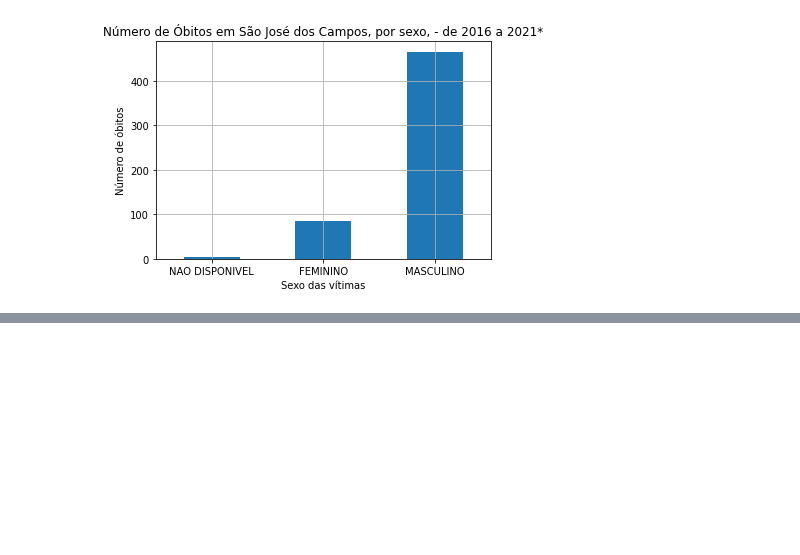
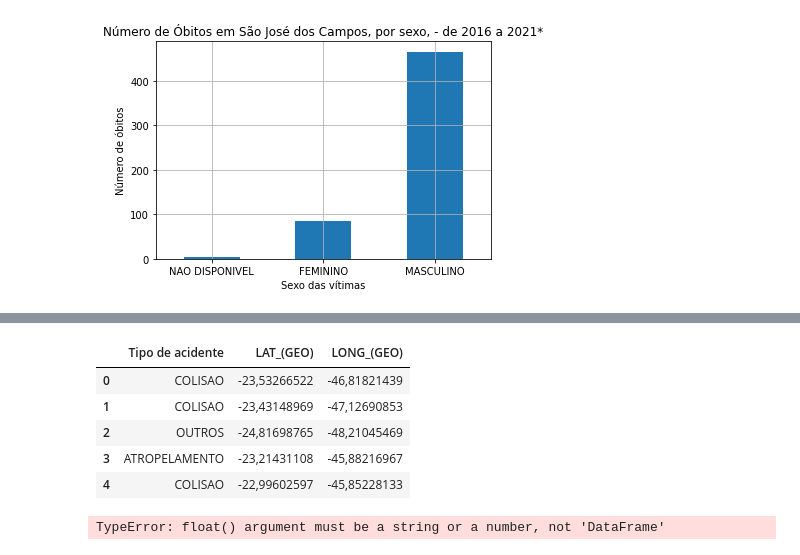
Before and after one commit to Caiiqef/acidentespublicos, a Jupyter notebook: acidentes_publicos.ipynb, the cells around one changed output, grey strips where cells are left out. Saved outputs shown, nothing was run; the diff lists cells and outputs as text; code cells hidden in the pictures; blank space fills up the shorter version.

```diff
--- a/acidentes_publicos.ipynb
+++ b/acidentes_publicos.ipynb
@@ -125,0 +152,12 @@ df.query('Município == "SAO JOSE DOS CAMPOS"')['Sexo'].value_counts(ascending=T
+# %%
+ocorr_sjc=['Tipo de acidente','LAT_(GEO)','LONG_(GEO)']
+ocorr_sjc_select = df.filter(items=ocorr_sjc)
+# %%
+ocorr_sjc_select.head()
+# %% [output]
+|  | Tipo de acidente | LAT_(GEO) | LONG_(GEO) |
+| 0 | COLISAO | -23,53266522 | -46,81821439 |
+| 1 | COLISAO | -23,43148969 | -47,12690853 |
+| 2 | OUTROS | -24,81698765 | -48,21045469 |
+| 3 | ATROPELAMENTO | -23,21431108 | -45,88216967 |
+| 4 | COLISAO | -22,99602597 | -45,85228133 |
@@ -125,0 +166,4 @@ df.query('Município == "SAO JOSE DOS CAMPOS"')['Sexo'].value_counts(ascending=T
+# %%
+newocorr_sjc['Latitude'] = float(newocorr_sjc.replace(',','.'))
+# %% [output]
+TypeError: float() argument must be a string or a number, not 'DataFrame'
```
Also changed, not shown: parts of 9 cells of this notebook.
